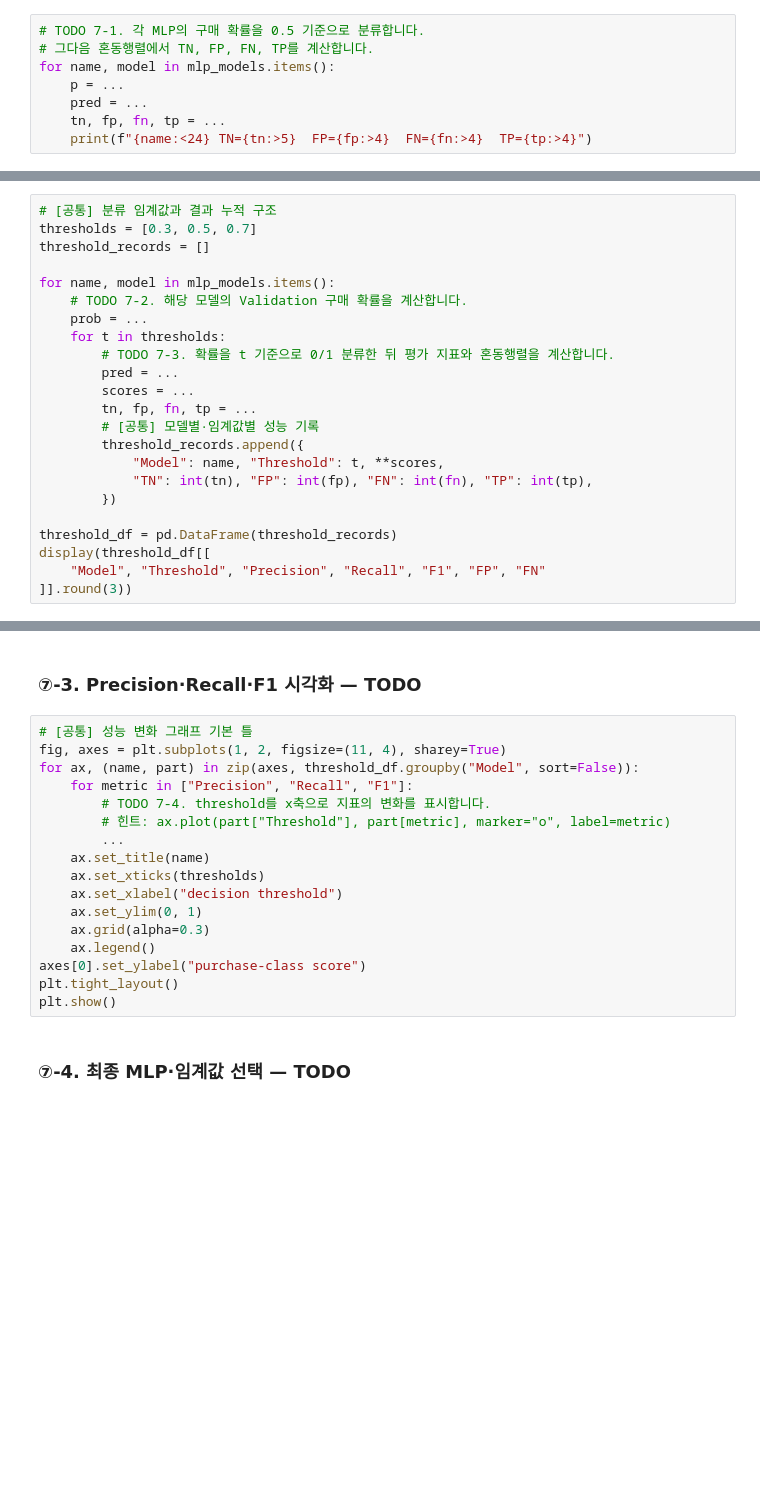
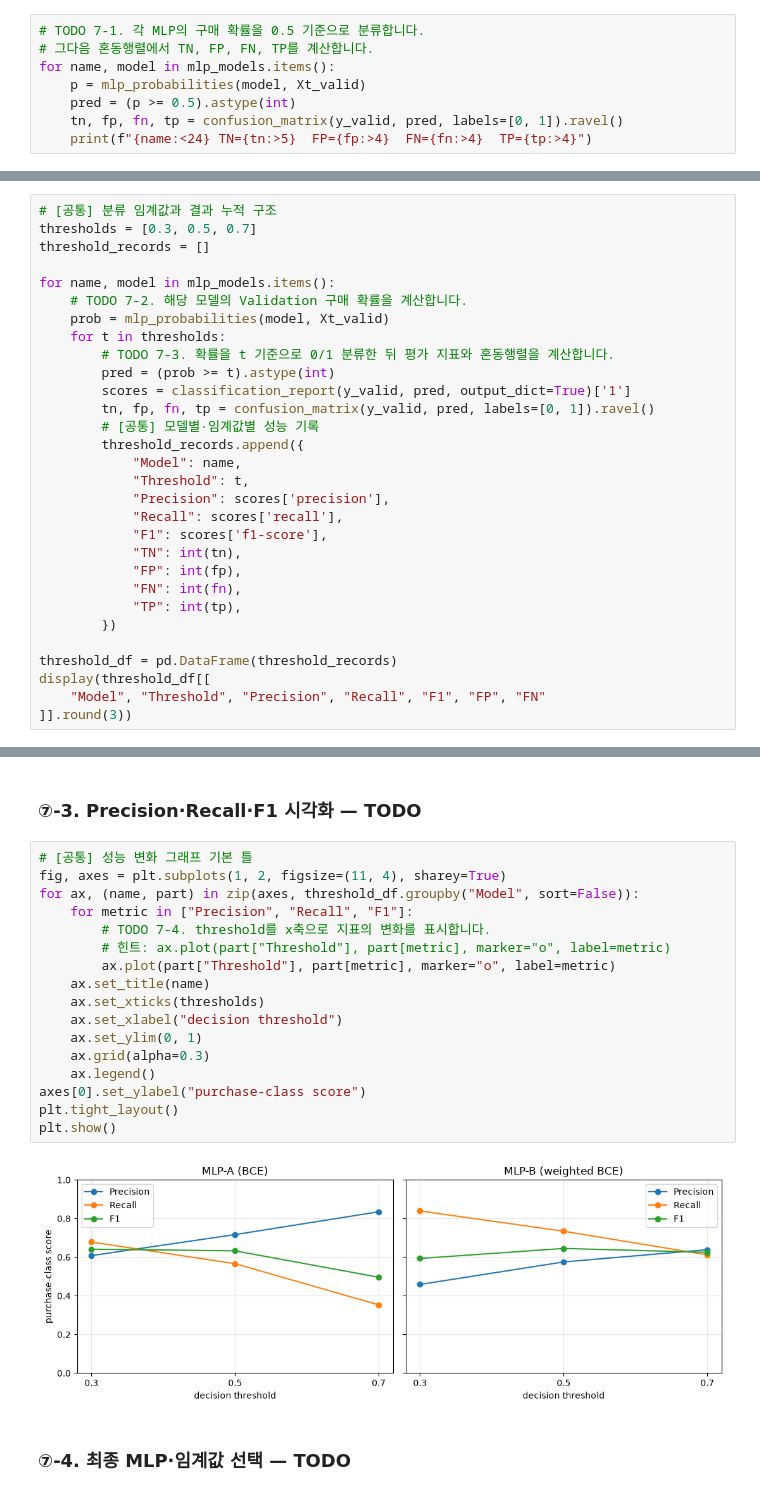
Before and after one commit to jeon87946/ai-mini-projects, a Jupyter notebook: mini-project-01/code/02_classification_online_shopping.ipynb, the cells around one changed output, grey strips where cells are left out. Drawn from its saved outputs; the diff is of its cells as text; blank space fills up the shorter version.

```diff
--- a/mini-project-01/code/02_classification_online_shopping.ipynb
+++ b/mini-project-01/code/02_classification_online_shopping.ipynb
@@ -726,7 +726,7 @@ display(results_df.round(3))
 # TODO 7-1. 각 MLP의 구매 확률을 0.5 기준으로 분류합니다.
 # 그다음 혼동행렬에서 TN, FP, FN, TP를 계산합니다.
 for name, model in mlp_models.items():
-    p = ...
-    pred = ...
-    tn, fp, fn, tp = ...
+    p = mlp_probabilities(model, Xt_valid)
+    pred = (p >= 0.5).astype(int)
+    tn, fp, fn, tp = confusion_matrix(y_valid, pred, labels=[0, 1]).ravel()
     print(f"{name:<24} TN={tn:>5}  FP={fp:>4}  FN={fn:>4}  TP={tp:>4}")
@@ -739,16 +742,23 @@ threshold_records = []
 
 for name, model in mlp_models.items():
     # TODO 7-2. 해당 모델의 Validation 구매 확률을 계산합니다.
-    prob = ...
+    prob = mlp_probabilities(model, Xt_valid)
     for t in thresholds:
         # TODO 7-3. 확률을 t 기준으로 0/1 분류한 뒤 평가 지표와 혼동행렬을 계산합니다.
-        pred = ...
-        scores = ...
-        tn, fp, fn, tp = ...
+        pred = (prob >= t).astype(int)
+        scores = classification_report(y_valid, pred, output_dict=True)['1']
+        tn, fp, fn, tp = confusion_matrix(y_valid, pred, labels=[0, 1]).ravel()
         # [공통] 모델별·임계값별 성능 기록
         threshold_records.append({
-            "Model": name, "Threshold": t, **scores,
-            "TN": int(tn), "FP": int(fp), "FN": int(fn), "TP": int(tp),
+            "Model": name,
+            "Threshold": t,
+            "Precision": scores['precision'],
+            "Recall": scores['recall'],
+            "F1": scores['f1-score'],
+            "TN": int(tn),
+            "FP": int(fp),
+            "FN": int(fn),
+            "TP": int(tp),
         })
 
 threshold_df = pd.DataFrame(threshold_records)
@@ -760,20 +778,22 @@ display(threshold_df[[
 # %%
 # [공통] 성능 변화 그래프 기본 틀
 fig, axes = plt.subplots(1, 2, figsize=(11, 4), sharey=True)
 for ax, (name, part) in zip(axes, threshold_df.groupby("Model", sort=False)):
     for metric in ["Precision", "Recall", "F1"]:
         # TODO 7-4. threshold를 x축으로 지표의 변화를 표시합니다.
         # 힌트: ax.plot(part["Threshold"], part[metric], marker="o", label=metric)
-        ...
+        ax.plot(part["Threshold"], part[metric], marker="o", label=metric)
     ax.set_title(name)
     ax.set_xticks(thresholds)
     ax.set_xlabel("decision threshold")
     ax.set_ylim(0, 1)
     ax.grid(alpha=0.3)
     ax.legend()
 axes[0].set_ylabel("purchase-class score")
 plt.tight_layout()
 plt.show()
+# %% [output]
+[figure, added]
 # %% [markdown]
 ### ⑦-4. 최종 MLP·임계값 선택 — TODO
 # %%
```
Also changed, not shown: parts of 3 cells of this notebook.
